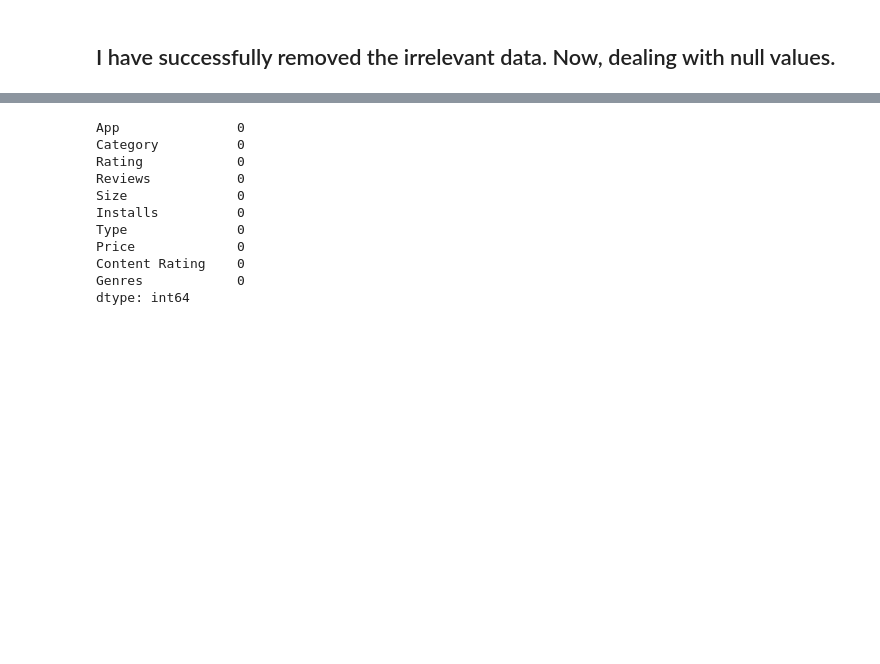
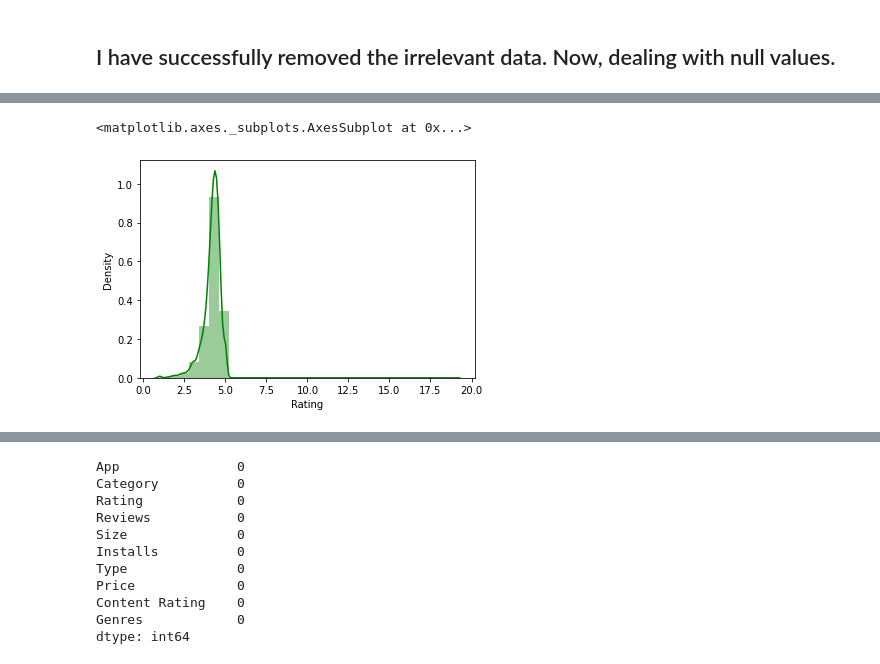
Before and after one commit to MijulSaxena/EDA-project-on-Gooogle-playstore., a Jupyter notebook: Play_Store_App_Review_Analysis_Capstone_Project_by_Mijul_Saxena.ipynb, the cells around one changed output, grey strips where cells are left out. Drawn from its saved outputs; the diff is of its cells as text; code cells hidden in the pictures; blank space fills up the shorter version.

```diff
--- a/Play_Store_App_Review_Analysis_Capstone_Project_by_Mijul_Saxena.ipynb
+++ b/Play_Store_App_Review_Analysis_Capstone_Project_by_Mijul_Saxena.ipynb
@@ -193,0 +198,6 @@ dtype: int64
+# %%
+# checking for outliers
+sns.distplot(play_store_data['Rating'],color='green',bins=30)
+# %% [output]
+<matplotlib.axes._subplots.AxesSubplot at 0x...>
+[figure, added]
```
Also changed, not shown: parts of 11 cells of this notebook.
